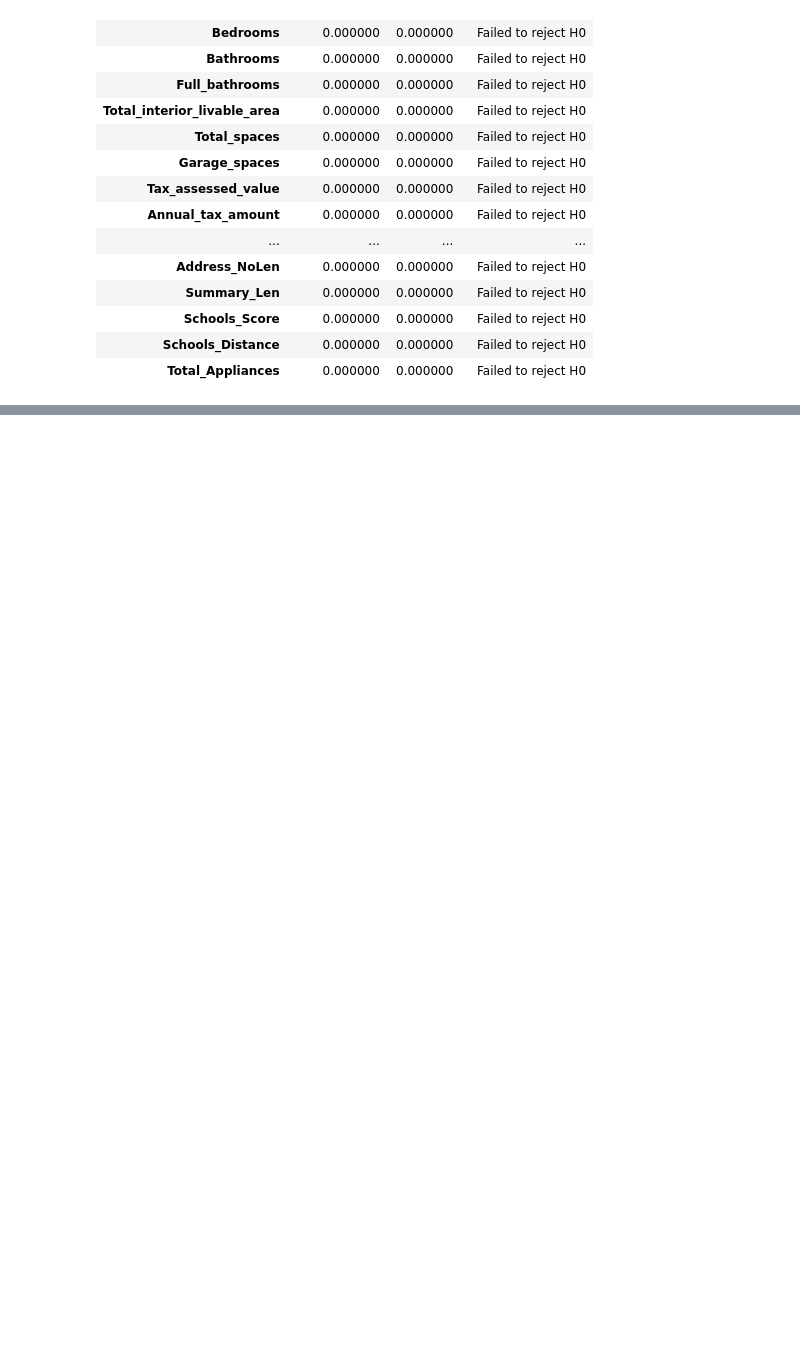
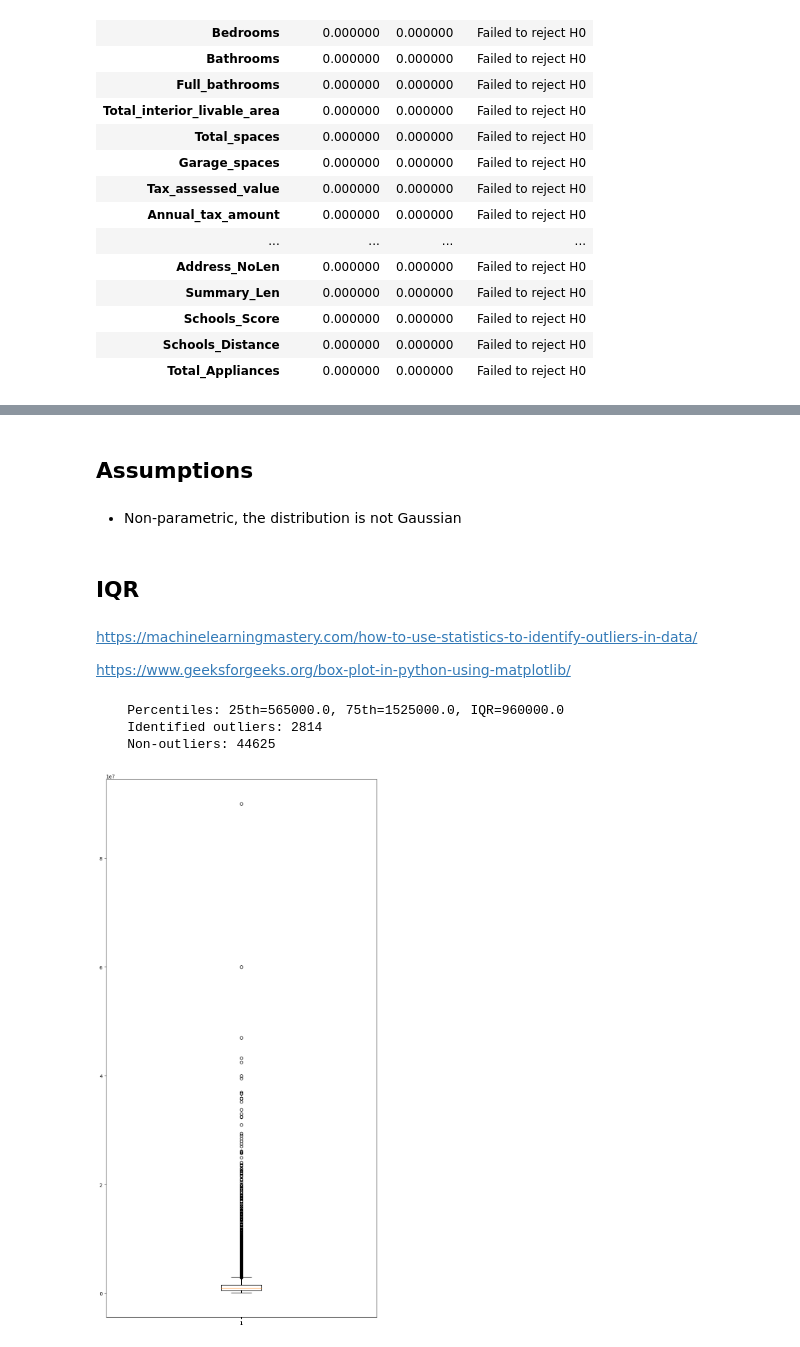
Before and after one commit to Euan-J-Austin/Kaggle_Housing_CA, a Jupyter notebook: predicting-sold-price.ipynb, the cells around one changed output, grey strips where cells are left out. Drawn from its saved outputs; the diff is of its cells as text; code cells hidden in the pictures; blank space fills up the shorter version.

Commit message:
identifying outliers with iqr, test for normality, baseline model

```diff
--- a/predicting-sold-price.ipynb
+++ b/predicting-sold-price.ipynb
@@ -29,0 +25,2 @@ train.tail()
+# %%
+train = train.drop('Id', axis=1).copy()
@@ -107,0 +137,34 @@ normality_graphic(train.Lot)
+# %% [markdown]
+## Assumptions
+# %% [markdown]
+* Non-parametric, the distribution is not Gaussian
+# %% [markdown]
+## IQR
+# %% [markdown]
+https://machinelearningmastery.com/how-to-use-statistics-to-identify-outliers-in-data/
+
+https://www.geeksforgeeks.org/box-plot-in-python-using-matplotlib/
+# %%
+def iqr(x, k, w, h):
+    #k is for k factor, above what factor of IQR do we define value as being an outlier
+    q25, q75 = percentile(x, 25), percentile(x, 75)
+    iqr = q75 - q25
+    cut_off = iqr*k
+    lower, upper = q25 - cut_off, q75 + cut_off
+    outliers = [v for v in x if v < lower or v > upper]
+    non_outliers = [v for v in x if v >= lower and v <= upper]
+    print(f"""
+    Percentiles: 25th={round(q25,2)}, 75th={round(q75, 2)}, IQR={round(iqr, 2)}
+    Identified outliers: {len(outliers)}
+    Non-outliers: {len(non_outliers)}
+    """)
+    fig = plt.figure(figsize=(w,h))
+    plt.boxplot(x)
+    return plt.show()
+# %%
+iqr(train.Sold_Price, 1.5, 10,20)
+# %% [output]
+    Percentiles: 25th=565000.0, 75th=1525000.0, IQR=960000.0
+    Identified outliers: 2814
+    Non-outliers: 44625
+[figure, added]
```
Also changed, not shown: parts of 21 cells of this notebook.
